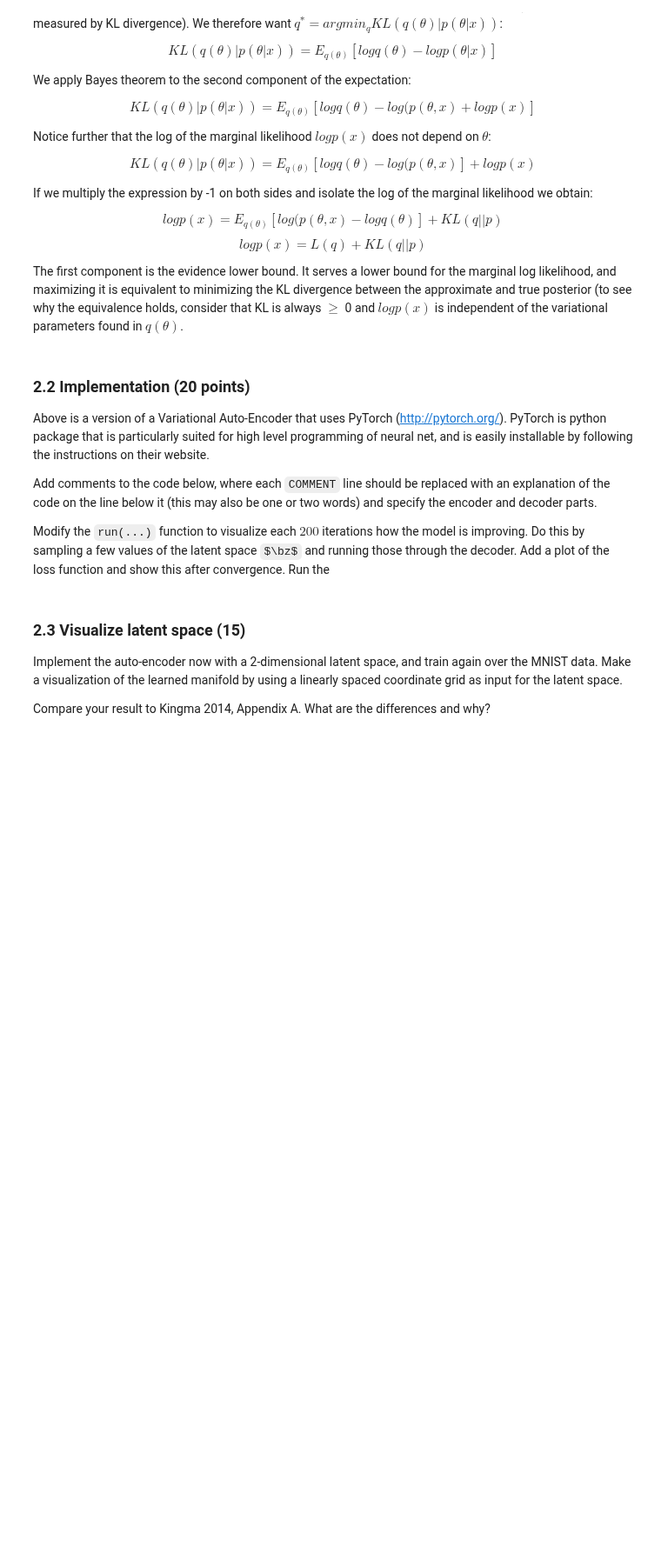
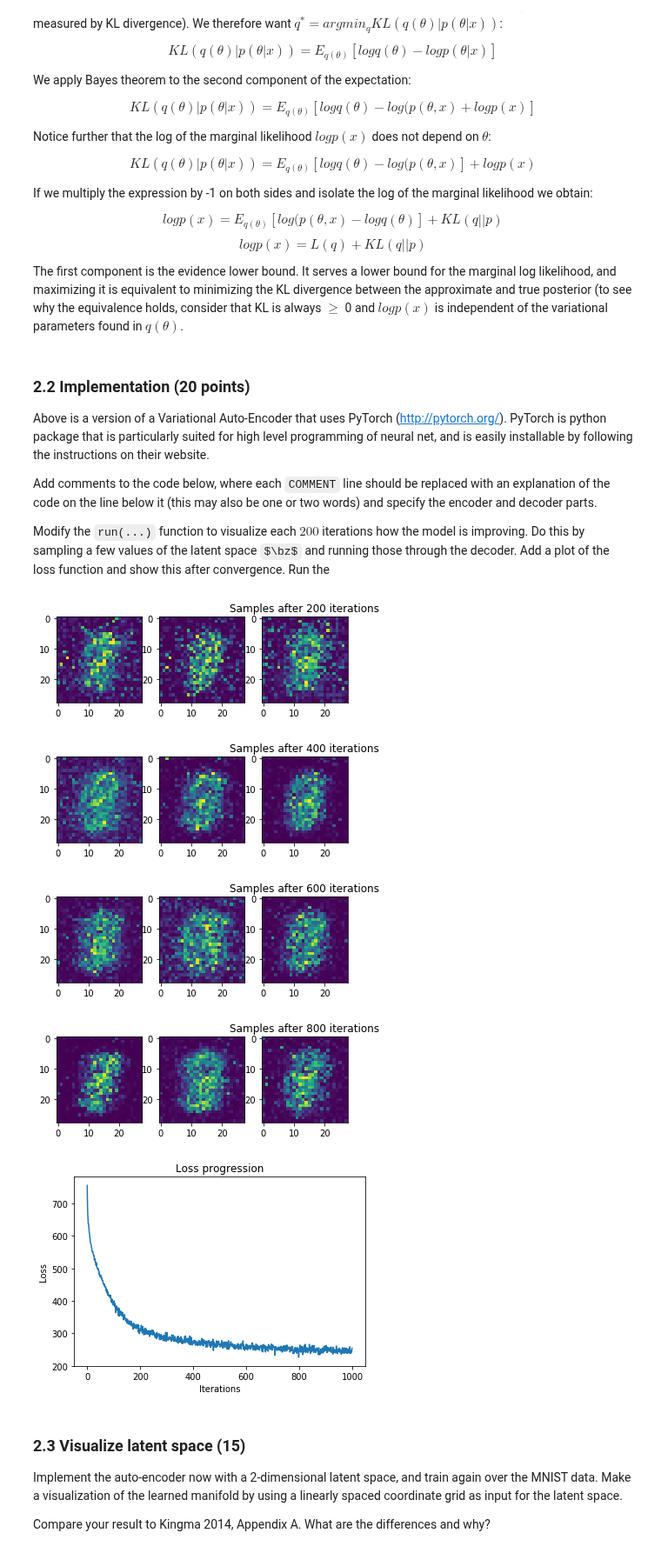
Before and after one commit to mirceamironenco/ML2_Labs, a Jupyter notebook: lab3/Lab3.ipynb, the cells around one changed output. Shown at 87% size. Cells and saved outputs as stored; diff of their text form; code cells hidden in the pictures; some formulas as TeX source; blank space fills up the shorter version.

```diff
--- a/lab3/Lab3.ipynb
+++ b/lab3/Lab3.ipynb
@@ -120,15 +123,15 @@ import torch
 import torch.nn.functional as nn
 from torch.autograd import Variable
 
-## COMMENT
+## Set number of samples and data dimension to MNIST format
 N_samples, X_dim = mnist_images.shape
-## COMMENT
+## Set minibatch size
 mb_size = 64
-## COMMENT
+## Set dimensions of latent variable
 Z_dim = 100
-## COMMENT
+## Set dimensions of hidden layer
 h_dim = 128
-## COMMENT
+## Set learning rate
 lr = 1e-3
 
 ## Helper functions.
@@ -138,7 +141,7 @@ def mnist_mb(mb_size):
 def init_weight(size):
     return Variable(torch.randn(*size) * (1. / np.sqrt(size[0] / 2.)), requires_grad=True)
 
-## COMMENT
+## Initialize model parameters for the encoder
 Wxh = init_weight(size=[X_dim, h_dim])
 bxh = Variable(torch.zeros(h_dim), requires_grad=True)
 Whz_mu = init_weight(size=[h_dim, Z_dim])
@@ -146,57 +149,100 @@ bhz_mu = Variable(torch.zeros(Z_dim), requires_grad=True)
 Whz_var = init_weight(size=[h_dim, Z_dim])
 bhz_var = Variable(torch.zeros(Z_dim), requires_grad=True)
 
-## COMMENT
+## Encoder neural network.
+## Compute parameters for distribution over latent variables.
+## This network approximates the parametrized posterior distribution
+## p(z|x) by learning its parameters.
 def Q(X):
     h = nn.relu(X.mm(Wxh) + bxh.repeat(X.size(0), 1))
     z_mu = h.mm(Whz_mu) + bhz_mu.repeat(h.size(0), 1)
     z_var = h.mm(Whz_var) + bhz_var.repeat(h.size(0), 1)
     return z_mu, z_var
 
-## COMMENT
+## Sample from the latent variable distribution of Z, or more specifically
+## the approximation learned by Q(X). Using the learned parameters, the parametrized
+## Gaussian distribution can be sampled.
 def sample_z(mu, log_var):
     eps = Variable(torch.randn(mb_size, Z_dim))
     return mu + torch.exp(log_var / 2) * eps
 
-## COMMENT
+## Initialize model parameters for the decoder
 Wzh = init_weight(size=[Z_dim, h_dim])
 bzh = Variable(torch.zeros(h_dim), requires_grad=True)
 Whx = init_weight(size=[h_dim, X_dim])
 bhx = Variable(torch.zeros(X_dim), requires_grad=True)
 
-## COMMENT
+## Decoder neural network.
+## Compute the decoded variable X.
+## This network generates an observation given a latent variable, which
+## is an approximation of p(X|z) here.
 def P(z):
     h = nn.relu(z.mm(Wzh) + bzh.repeat(z.size(0), 1))
     X = nn.sigmoid(h.mm(Whx) + bhx.repeat(h.size(0), 1))
     return X
 
-## COMMENT
+## Set the parameters to be learned with a set learning rate.
+## Adagrad adapts its learning rate for improved optimization over standard SGD.
 params = [Wxh, bxh, Whz_mu, bhz_mu, Whz_var, bhz_var, Wzh, bzh, Whx, bhx]
 solver = torch.optim.Adagrad(params, lr=lr)
-
-def run(num_iter):
+def run(num_iter, visualize_step=200, n_vis=3):
+    losses = []
     for iter in range(num_iter):
         ## Load data.
         X = mnist_mb(mb_size=mb_size).next()
         X = Variable(torch.from_numpy(X))
 
-        ## COMMENT
+        ## First, sample from the approximated parametrized posterior distribution, of which the
+        ## parameters are learned by the encoder network. Second, use the samples as input for
+        ## the decoder network to generate the observations.
         z_mu, z_var = Q(X)
         z = sample_z(z_mu, z_var)
+
         X_sample = P(z)
 
-        ## COMMENT
+        ## Define the reconstruction loss, which represents the difference between the input X and
+        ## the resulting decoded hidden state X_sample
         recon_loss = nn.binary_cross_entropy(X_sample, X, size_average=False) / mb_size
-        ## COMMENT
+        ## Define the Kullback-Leibler loss, which acts as a regularizer to limit the divergence of the
+        ## encoder distribution from a standard normal distribution.
+        ## That ensures that the variance of the Gaussian distributions does not stray away too much.
+        ## If it would stray, we would no longer have a general model that captures highly similar observations
+        ## by the same region in the latent space.
         kl_loss = torch.mean(0.5 * torch.sum(torch.exp(z_var) + z_mu**2 - 1. - z_var, 1))
         loss = recon_loss + kl_loss
 
-        ## COMMENT
+        ## Use autograd to compute the backward pass, computing the gradient of our defined loss.
+        ## This is done with respect to all variables with the requires_grad=True attribute.
         loss.backward()
 
         solver.step()
         for p in params:
             p.grad.data.zero_()
+
+        losses.append(loss.data.numpy()[0])
+
+        if iter%200==0 and iter>0:
+            f, axarr = plt.subplots(1, n_vis)
+            plt.title('Samples after %s iterations' % iter)
+            for i in range(n_vis):
+                idx = np.random.randint(mb_size)
+                axarr[i].imshow(np.reshape(np.squeeze(X_sample[idx].data.numpy()),(28,28)))
+
+            plt.show()
+    plt.figure()
+    plt.plot(range(len(losses)), losses)
+    plt.title('Loss progression')
+    plt.xlabel('Iterations')
+    plt.ylabel('Loss')
+    plt.show()
+
+run(1000)
+# %% [output]
+[figure, added]
+[figure, added]
+[figure, added]
+[figure, added]
+[figure, added]
 # %% [markdown]
 ### 2.3 Visualize latent space (15)
 Implement the auto-encoder now with a 2-dimensional latent space, and train again over the MNIST data. Make a visualization of the learned manifold by using a linearly spaced coordinate grid as input for the latent space.
```
Also changed, not shown: parts of 1 cell of this notebook.
